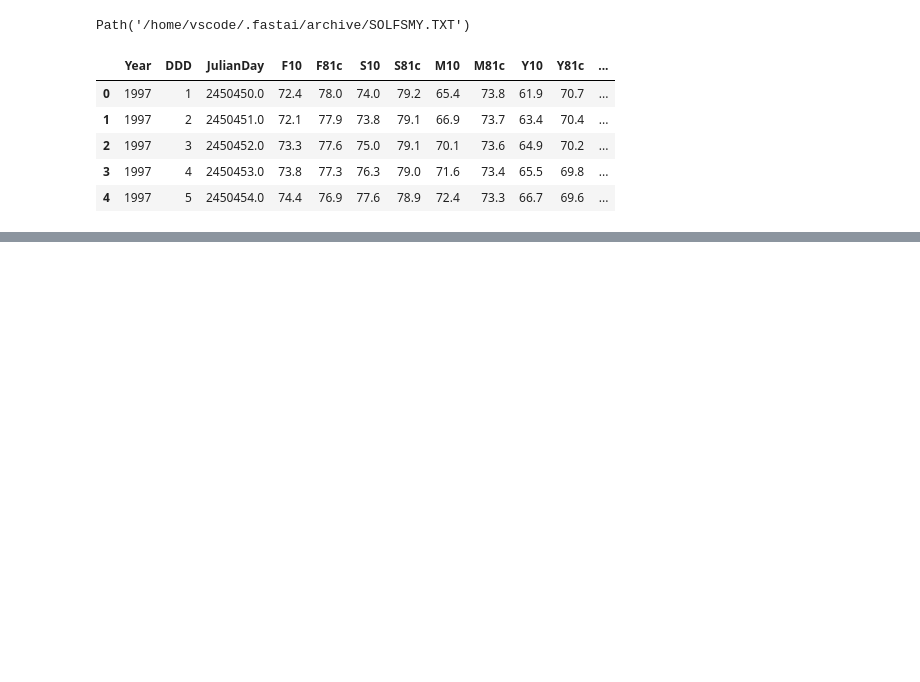
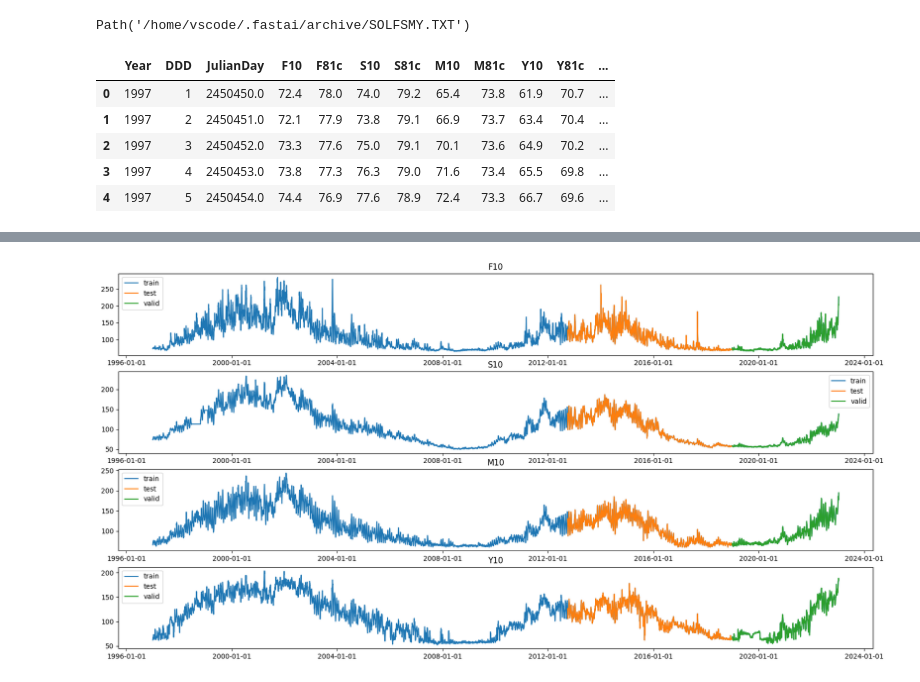
Before and after one commit to ARCLab-MIT/SW-Transformers-Forecaster-Framework, a Jupyter notebook: dev_nbs/00_draftsheet.ipynb, the cells around one changed output, grey strips where cells are left out. Saved outputs shown, nothing was run; the diff lists cells and outputs as text; code cells hidden in the pictures; blank space fills up the shorter version.

```diff
--- a/dev_nbs/00_draftsheet.ipynb
+++ b/dev_nbs/00_draftsheet.ipynb
@@ -54,0 +158,15 @@ Acronyms:
+# %%
+datetime_col = 'Date'
+freq = '1D'
+data_columns = 'F10 S10 M10 Y10'.split()
+imputation_method = 'ffill'
+
+# sklearn's preprocessing pipeline
+preproc_pipe = sklearn.pipeline.Pipeline([
+    ('shrinker', TSShrinkDataFrame()), # shrik dataframe memory usage and set the right dtypes
+    ('drop_duplicates', TSDropDuplicates(use_index=True)), # drop duplicates
+    ('fill_missing', TSFillMissing(columns=data_columns, method=imputation_method, value=None)), # fill missing data (1st ffill. 2nd value=0)
+], verbose=True)
+
+df = preproc_pipe.fit_transform(df_raw)
+df
@@ -54,0 +193,25 @@ Acronyms:
+# %%
+# In the paper by Licata et al. (2020) (https://agupubs.onlinelibrary.wiley.com/doi/pdf/10.1029/2020SW002496),
+# authors use a period from October 2012 through the end of 2018 for the benchmarking.
+# Therefore, we will set the test set as the same period for our analysis,
+# using the column Date as the timestamp, from October 2012 to the end of 2018.
+# Everything before the test set will be used for training, and everything after the test set
+# will be used for validation
+test_start_datetime = '2012-10-01'
+test_end_datetime = '2018-12-31'
+valid_start_datetime = '2019-01-01'
+
+# Plot the variables F10, S10, M10 and Y10, covering the different periods (training, test and validation)
+# with different colors. Do it for the 4 variables mentioned above
+fig, ax = plt.subplots(4, 1, figsize=(20, 10))
+
+for i, var in enumerate(['F10', 'S10', 'M10', 'Y10']):
+    ax[i].plot(df[var], label='train')
+    ax[i].plot(df[var][(df.index >= test_start_datetime) & (df.index <= test_end_datetime)],
+               label='test')
+    ax[i].plot(df[var][(df.index >= valid_start_datetime)], label='valid')
+    ax[i].set_title(var)
+    ax[i].legend()
+    ax[i].xaxis.set_major_formatter(mdates.DateFormatter('%Y-%m-%d')) # format x-axis ticks
+# %% [output]
+[figure, added]
```
Also changed, not shown: parts of 14 cells of this notebook.
